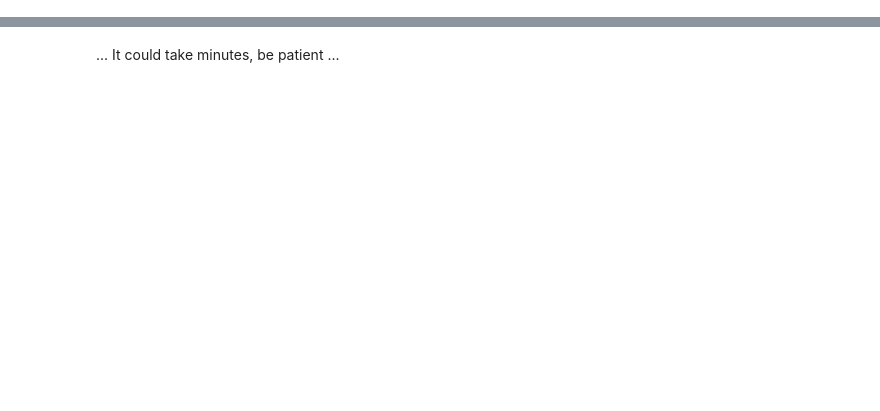
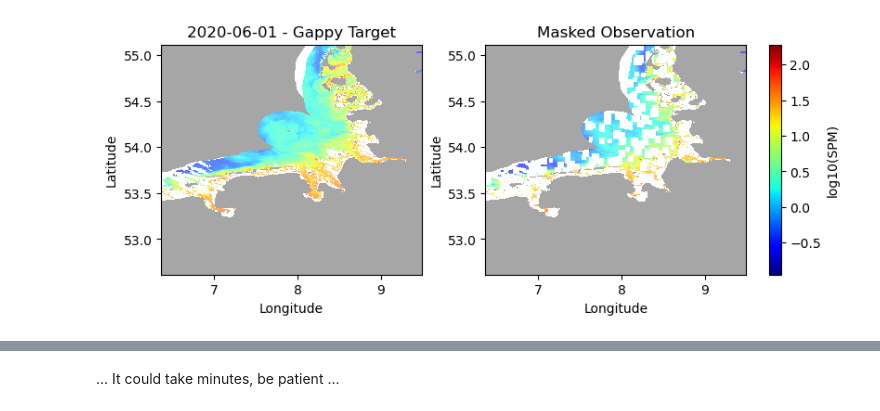
Before and after one commit to CIA-Oceanix/4dvarnet-turbiditymapping, a Jupyter notebook: turbidity_output_analysis.ipynb, the cells around one changed output, grey strips where cells are left out. Cells and saved outputs as stored; diff of their text form; code cells hidden in the pictures; blank space fills up the shorter version.

```diff
--- a/turbidity_output_analysis.ipynb
+++ b/turbidity_output_analysis.ipynb
@@ -22,0 +76,19 @@ Download Datas :
+# %%
+data_CMEMS = xr.open_dataset(
+    "data/"
+    + "Obs_SPM_log10_aNam.nc"
+)
+print("data_CMEMS: ", data_CMEMS)
+
+data_CMEMS_50percentmasked = xr.open_dataset(
+    "data/"
+    + "Obs_SPM_log10_aNam_removed_50percent_patch_again.nc"
+)
+
+print("data_CMEMS_50percentmasked: ", data_CMEMS_50percentmasked)
+land_mask=xr.open_dataset(
+    "data/"
+    + "land_mask_OSE.nc"
+)
+
+print("land_mask: ", land_mask)
@@ -22,0 +113,55 @@ Download Datas :
+# %%
+#calling longitude and latitude dimension
+lon = data_CMEMS.lon
+lat = data_CMEMS.lat
+nlat=lat.size
+nlon=lon.size
+
+#the min and max value for the color map
+v_min=0.0#np.min(data.tgt[rang_min:rang_max:10])
+v_max=2.0#np.max(data.tgt[rang_min:rang_max:10])
+
+t=152#the time index that we chose to show here
+
+
+
+# figure of 1 row, 2 columns
+fig, axes = plt.subplots(
+    1, 2,
+    figsize=(2 * 4, 1 * 4 * (nlat / nlon)),  # width scales with #cols
+    constrained_layout=True
+)
+
+def add_panel(ax, field, title):
+    m = ax.pcolormesh(lon, lat, field, cmap='jet', shading='auto')# norm=norm,
+    ax.pcolormesh(lon, lat, (land_mask.mask > 0.5), cmap='Greys', vmin=0, vmax=1,
+                  shading='auto', alpha=0.35)
+    ax.set_title(title)
+    ax.set_xlabel("Longitude"); ax.set_ylabel("Latitude")
+    # keep north-up if lat is descending
+    # if float(lat[0]) > float(lat[-1]):
+    #     ax.invert_yaxis()
+    return m
+
+
+# Left: full / gappy target
+m0 = add_panel(
+    axes[0],
+    data_CMEMS.SPM.isel(time=t),
+    f"{data_CMEMS.time.isel(time=t).dt.strftime('%Y-%m-%d').item()} - Gappy Target"
+)
+
+# Right: masked observation (use your masked dataset here)
+m1 = add_panel(
+    axes[1],
+    data_CMEMS_50percentmasked.SPM.isel(time=t),
+    "Masked Observation"
+)
+
+# Shared colorbar on the right
+cbar = fig.colorbar(m0, ax=axes, fraction=0.046, pad=0.04)
+cbar.set_label("log10(SPM)")
+
+plt.show()
+# %% [output]
+[figure, added]
```
Also changed, not shown: parts of 33 cells of this notebook, 5 other files.
